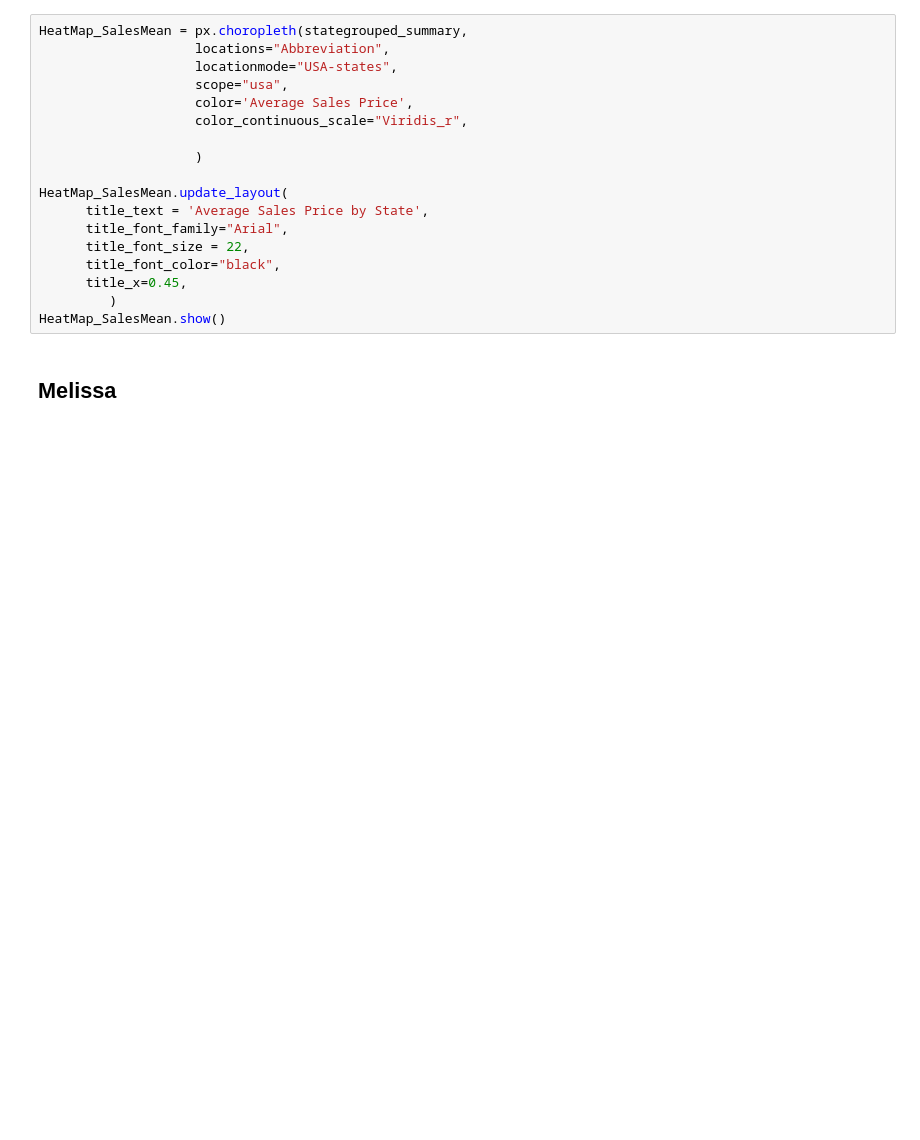
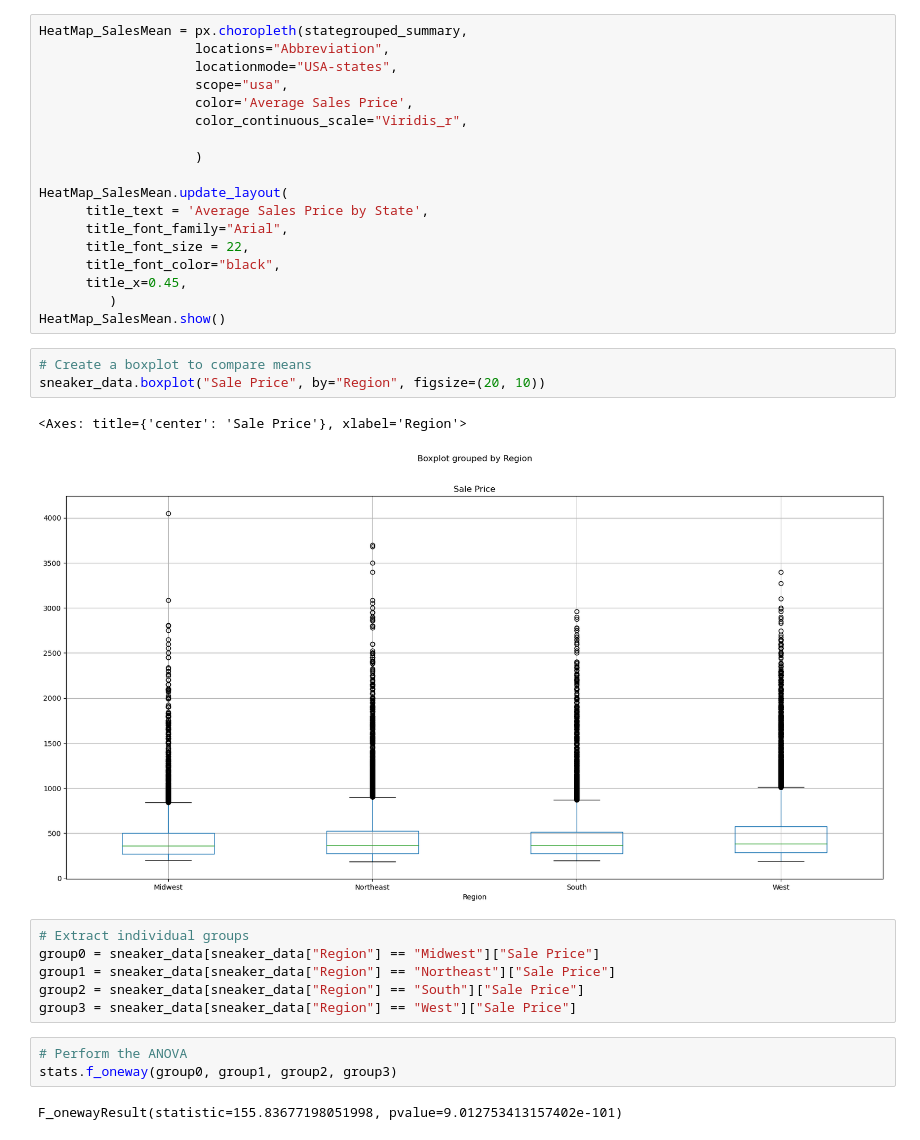
Before and after one commit to melissaa06/SNKRS_R_US, a Jupyter notebook: SneakerPy.ipynb, the cells around one changed output. Cells and saved outputs as stored; diff of their text form; blank space fills up the shorter version.

```diff
--- a/SneakerPy.ipynb
+++ b/SneakerPy.ipynb
@@ -289,5 +292,20 @@ HeatMap_SalesMean.update_layout(
       title_x=0.45,
          )
 HeatMap_SalesMean.show()
-# %% [markdown]
-## Melissa
+# %%
+# Create a boxplot to compare means
+sneaker_data.boxplot("Sale Price", by="Region", figsize=(20, 10))
+# %% [output]
+<Axes: title={'center': 'Sale Price'}, xlabel='Region'>
+[figure, added]
+# %%
+# Extract individual groups
+group0 = sneaker_data[sneaker_data["Region"] == "Midwest"]["Sale Price"]
+group1 = sneaker_data[sneaker_data["Region"] == "Northeast"]["Sale Price"]
+group2 = sneaker_data[sneaker_data["Region"] == "South"]["Sale Price"]
+group3 = sneaker_data[sneaker_data["Region"] == "West"]["Sale Price"]
+# %%
+# Perform the ANOVA
+stats.f_oneway(group0, group1, group2, group3)
+# %% [output]
+F_onewayResult(statistic=155.83677198051998, pvalue=9.012753413157402e-101)
```
Also changed, not shown: parts of 3 cells of this notebook.
